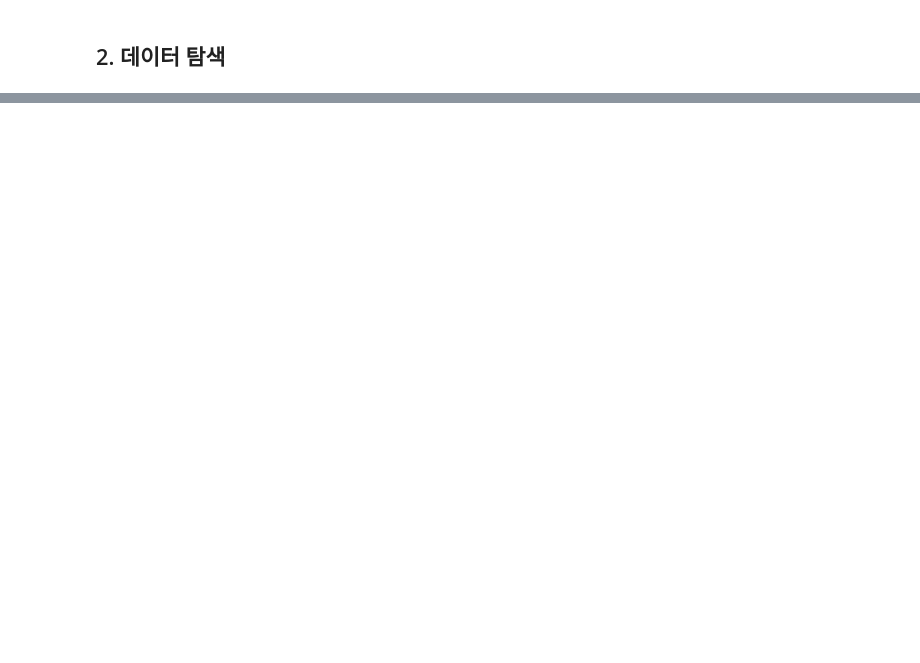
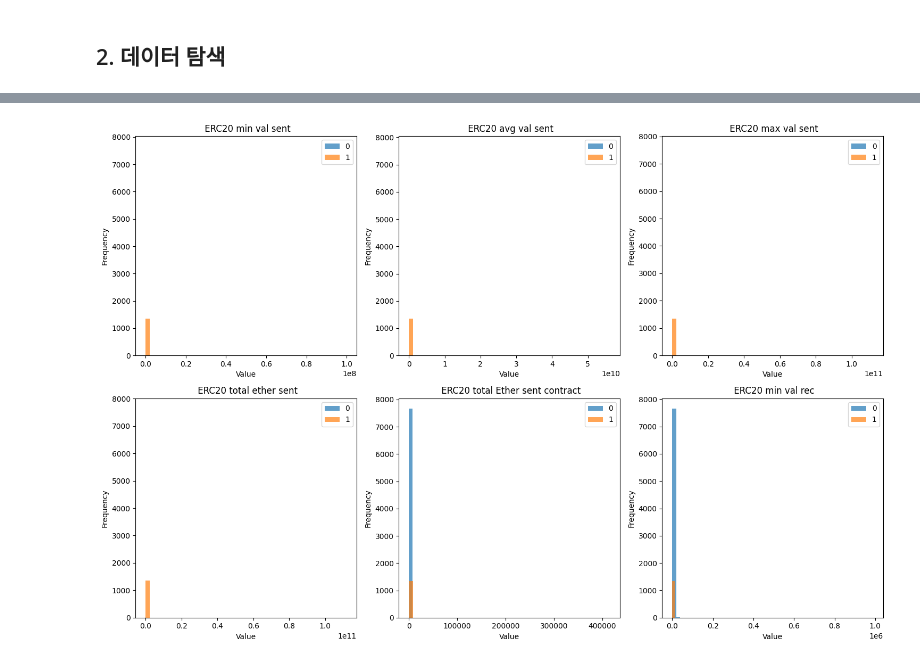
Before and after one commit to paran-needless-to-say/MPOcryptoML, a Jupyter notebook: notebooks/01_exploration.ipynb, the cells around one changed output, grey strips where cells are left out. Saved outputs shown, nothing was run; the diff lists cells and outputs as text; code cells hidden in the pictures; blank space fills up the shorter version.

```diff
--- a/notebooks/01_exploration.ipynb
+++ b/notebooks/01_exploration.ipynb
@@ -49,0 +72,9 @@ preprocessor = DataPreprocessor()
+# %%
+# 수치형 변수만 선택
+numeric_cols = df.select_dtypes(include=[np.number]).columns.tolist()
+# FLAG와 인덱스 관련 컬럼 제외
+numeric_cols = [col for col in numeric_cols if col not in ['FLAG', 'Index', 'Unnamed: 0']]
+
+print(f"Total numeric features: {len(numeric_cols)}")
+print("\n=== Basic Statistics for Numeric Features ===")
+print(df[numeric_cols].describe().T.head(20))
@@ -49,0 +99,5 @@ preprocessor = DataPreprocessor()
+# %%
+# FLAG와 각 특징 간 상관관계 (Top 20)
+print("=== Top Features Correlated with FLAG ===\n")
+correlations = df[numeric_cols + ['FLAG']].corr()['FLAG'].sort_values(ascending=False)
+print(correlations.head(20))
@@ -49,0 +142,19 @@ preprocessor = DataPreprocessor()
+# %%
+# 주요 특징들의 분포 비교 (사기 vs 정상)
+top_features = correlations.head(10).index.tolist()
+if 'FLAG' in top_features:
+    top_features.remove('FLAG')
+
+fig, axes = plt.subplots(2, 3, figsize=(15, 10))
+axes = axes.ravel()
+
+for i, feature in enumerate(top_features[:6]):
+    df.groupby('FLAG')[feature].plot(kind='hist', ax=axes[i], alpha=0.7, bins=50, legend=True)
+    axes[i].set_title(feature)
+    axes[i].set_xlabel('Value')
+    axes[i].set_ylabel('Frequency')
+
+plt.tight_layout()
+plt.show()
+# %% [output]
+[figure, added]
```
Also changed, not shown: parts of 16 cells of this notebook, 50 other files.
